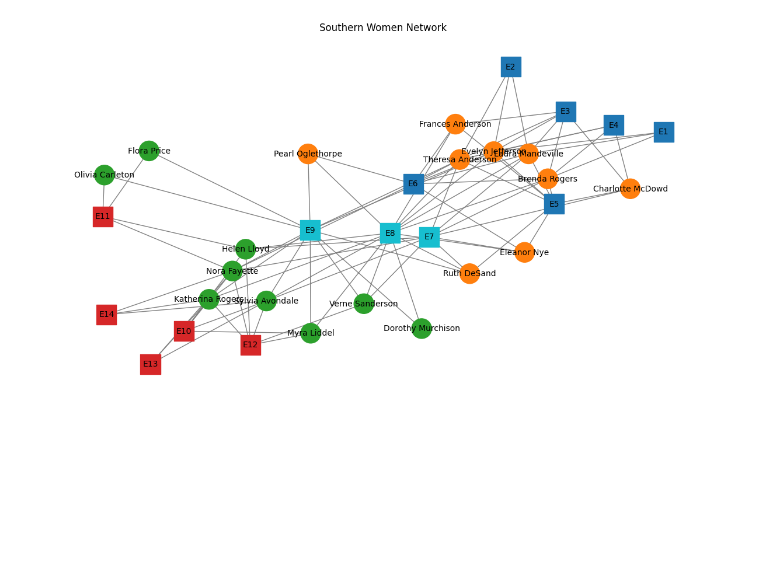
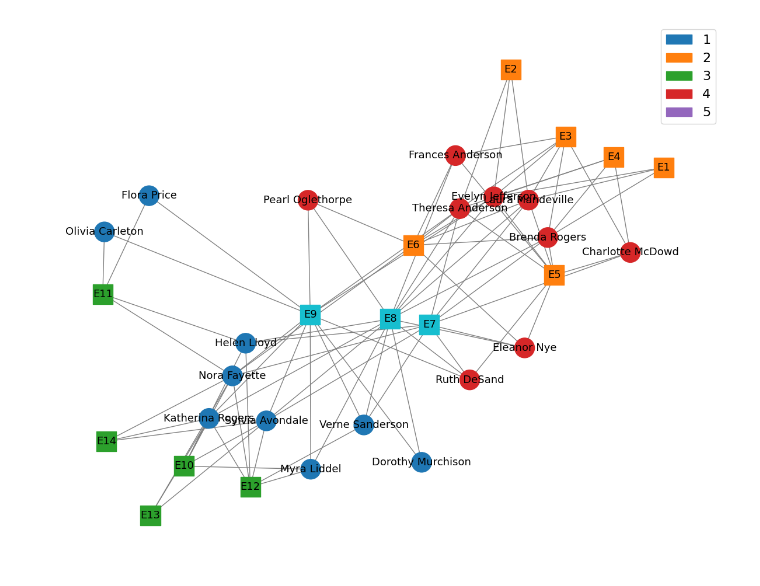
Before and after one commit to Alexia1305/OtrisymNMF_DCBM, a Jupyter notebook: Southern_women.ipynb, the cells around one changed output. Saved outputs shown, nothing was run; the diff lists cells and outputs as text; code cells hidden in the pictures; blank space fills up the shorter version.

Commit message:
Southern women

```diff
--- a/Southern_women.ipynb
+++ b/Southern_women.ipynb
@@ -21,43 +45,46 @@ events = [n for n, d in G.nodes(data=True) if d['bipartite'] == 1]
 # %%
-X = nx.adjacency_matrix(G)
+import matplotlib.colors as mcolors
+import matplotlib.patches as mpatches
+import random
+random.seed(45)
+X = nx.adjacency_matrix(G) #adjacency matrix
 w, v, S, error = OtrisymNMF.OtrisymNMF_CD(X,5,numTrials=10,verbosity=0)
-# Définir les couleurs selon les labels de v
-import matplotlib.colors as mcolors
-# Générer le layout à ressorts
+
+
+# Graph Display with labels v
 pos = nx.spring_layout(G, seed=12)
 
-# Palette de couleurs (5 couleurs)
 colors = list(mcolors.TABLEAU_COLORS.values())
 
-# Associer les couleurs via l'index dans v
-node_list = list(G.nodes())  # Ordre des nœuds
+node_list = list(G.nodes())
 node_colors = [colors[v[i]-1] for i in range(len(node_list))]
-plt.figure(figsize=(15,8))  # 👈 Ici on agrandit la figure
+plt.figure(figsize=(15,12))
 
-# Tracer les femmes (cercles)
 nx.draw_networkx_nodes(G, pos,
                        nodelist=women,
                        node_color=[node_colors[node_list.index(n)] for n in women],
                        node_shape='o',
                        node_size=600)
 
-# Tracer les événements (carrés)
 nx.draw_networkx_nodes(G, pos,
                        nodelist=events,
                        node_color=[node_colors[node_list.index(n)] for n in events],
                        node_shape='s',
                        node_size=600)
 
-# Tracer les arêtes
+
 nx.draw_networkx_edges(G, pos, edge_color='gray')
 
-# Ajouter les labels
-nx.draw_networkx_labels(G, pos, font_size=10)
 
+nx.draw_networkx_labels(G, pos, font_size=13)
+legend_patches = []
+for i in range(5):  # 5 communities
+    patch = mpatches.Patch(color=colors[i], label=f'{i+1}')
+    legend_patches.append(patch)
 
-# Afficher le graphe
-plt.title("Southern Women Network")
+plt.legend(handles=legend_patches, loc='best', fontsize=16)
+#plt.title("Southern Women Network")
 plt.axis('off')
 plt.show()
 # %% [output]
-[figure, old version]
+[figure, new version]
```
Also changed, not shown: parts of 9 cells of this notebook, 2 other files.
